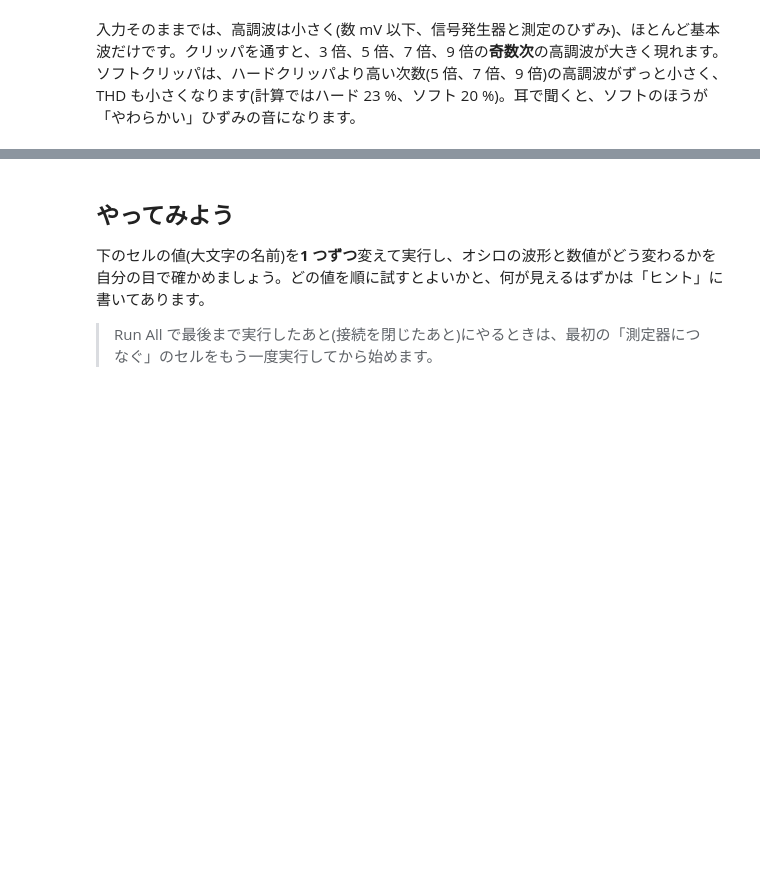
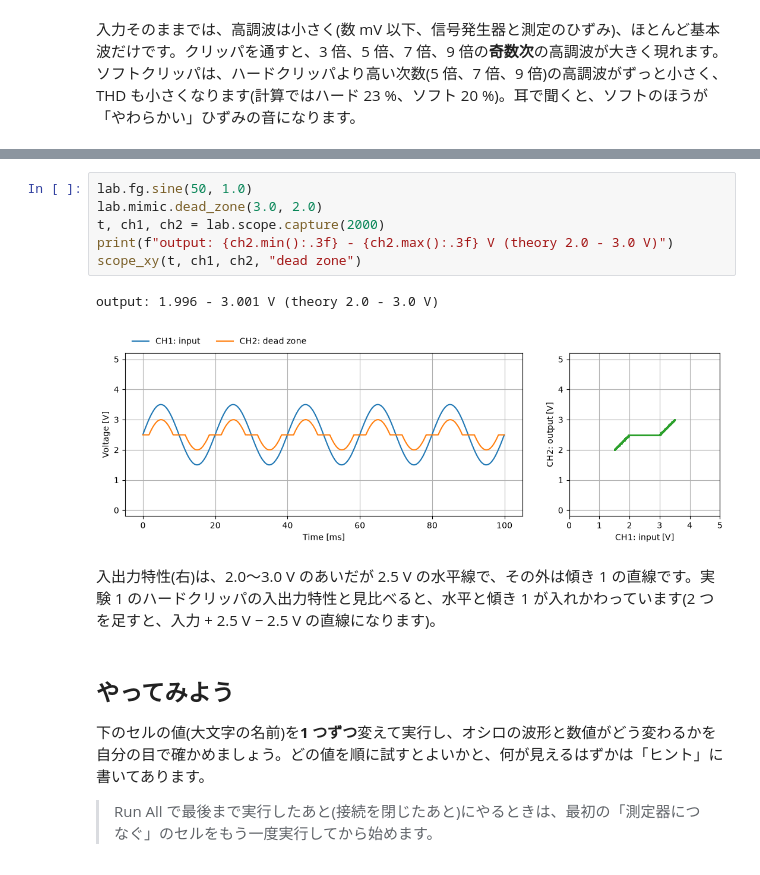
Before and after one commit to tkgktyk/analog-mimic-examples, a Jupyter notebook: lectures/05_nonlinear/03_clipper.ipynb, the cells around one changed output, grey strips where cells are left out. Cells and saved outputs as stored; diff of their text form; blank space fills up the shorter version.

```diff
--- a/lectures/05_nonlinear/03_clipper.ipynb
+++ b/lectures/05_nonlinear/03_clipper.ipynb
@@ -156,3 +171,14 @@ soft : fundamental 0.597 V, 3rd 116.6 mV, 5th  16.4 mV, THD 19.74 %
+# %%
+lab.fg.sine(50, 1.0)
+lab.mimic.dead_zone(3.0, 2.0)
+t, ch1, ch2 = lab.scope.capture(2000)
+print(f"output: {ch2.min():.3f} - {ch2.max():.3f} V (theory 2.0 - 3.0 V)")
+scope_xy(t, ch1, ch2, "dead zone")
+# %% [output]
+output: 1.996 - 3.001 V (theory 2.0 - 3.0 V)
+[figure, added]
+# %% [markdown]
+入出力特性(右)は、2.0〜3.0 V のあいだが 2.5 V の水平線で、その外は傾き 1 の直線です。実験 1 のハードクリッパの入出力特性と見比べると、水平と傾き 1 が入れかわっています(2 つを足すと、入力 + 2.5 V − 2.5 V の直線になります)。
 # %% [markdown]
 ## やってみよう
 
```
Also changed, not shown: parts of 12 cells of this notebook, 24 other files.
